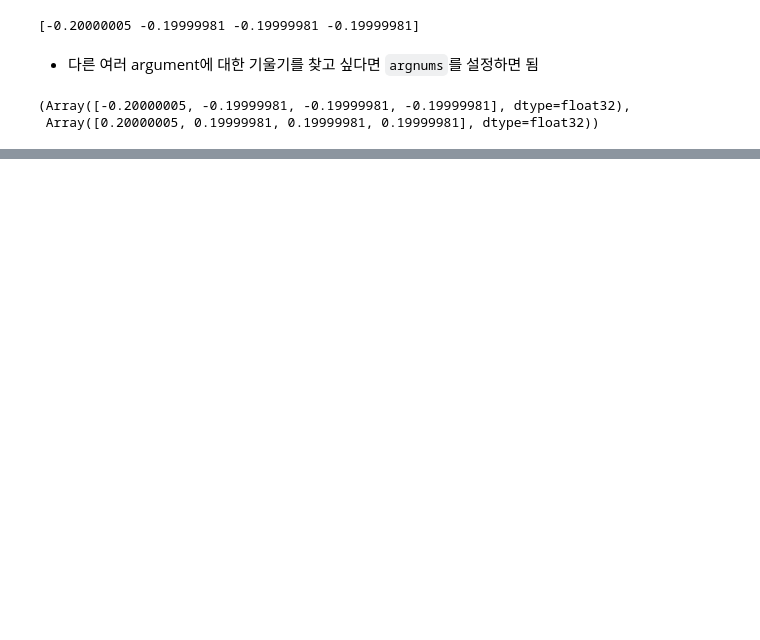
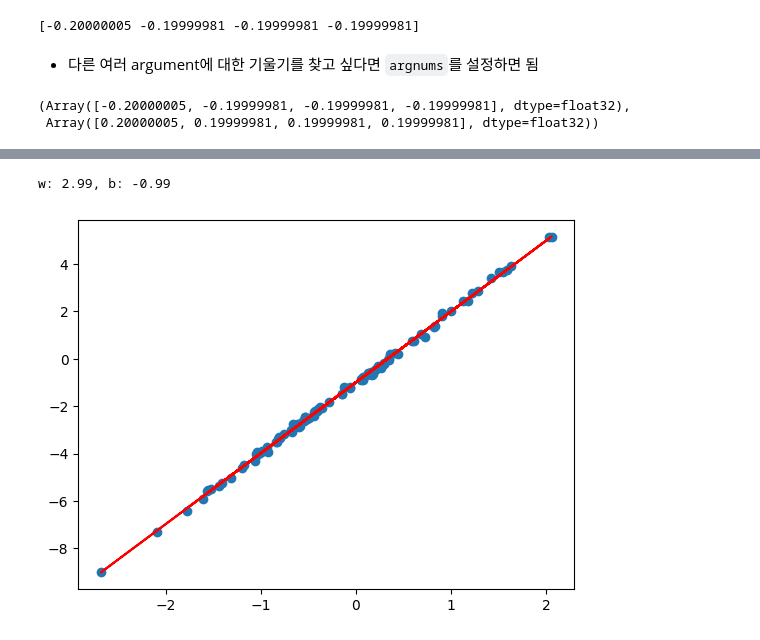
Before and after one commit to TrainToGPB/jax_practice, a Jupyter notebook: 1_jax_as_accelerated_numpy.ipynb, the cells around one changed output, grey strips where cells are left out. Drawn from its saved outputs; the diff is of its cells as text; code cells hidden in the pictures; blank space fills up the shorter version.

```diff
--- a/1_jax_as_accelerated_numpy.ipynb
+++ b/1_jax_as_accelerated_numpy.ipynb
@@ -91,0 +250,3 @@ display(jax.grad(sum_squared_error, argnums=(0, 1))(x, y)) # x와 y에 대한
+# %%
+def update(theta, x, y, lr=0.1):
+    return theta - lr * jax.grad(loss_fn)(theta, x, y)
@@ -91,0 +259,14 @@ display(jax.grad(sum_squared_error, argnums=(0, 1))(x, y)) # x와 y에 대한
+# %%
+theta = jnp.array([1., 1.])
+
+for _ in range(1000):
+    theta = update(theta, xs, ys)
+
+plt.scatter(xs, ys)
+plt.plot(xs, model(theta, xs), color='red')
+
+w, b = theta
+print(f"w: {w:<.2f}, b: {b:<.2f}")
+# %% [output]
+w: 2.99, b: -0.99
+[figure, added]
```
Also changed, not shown: parts of 29 cells of this notebook.
